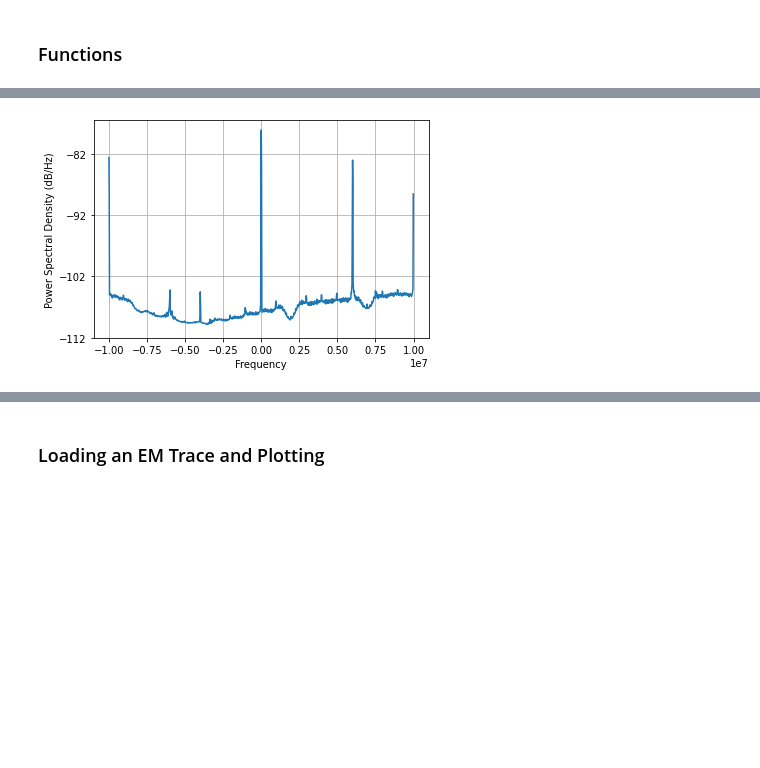
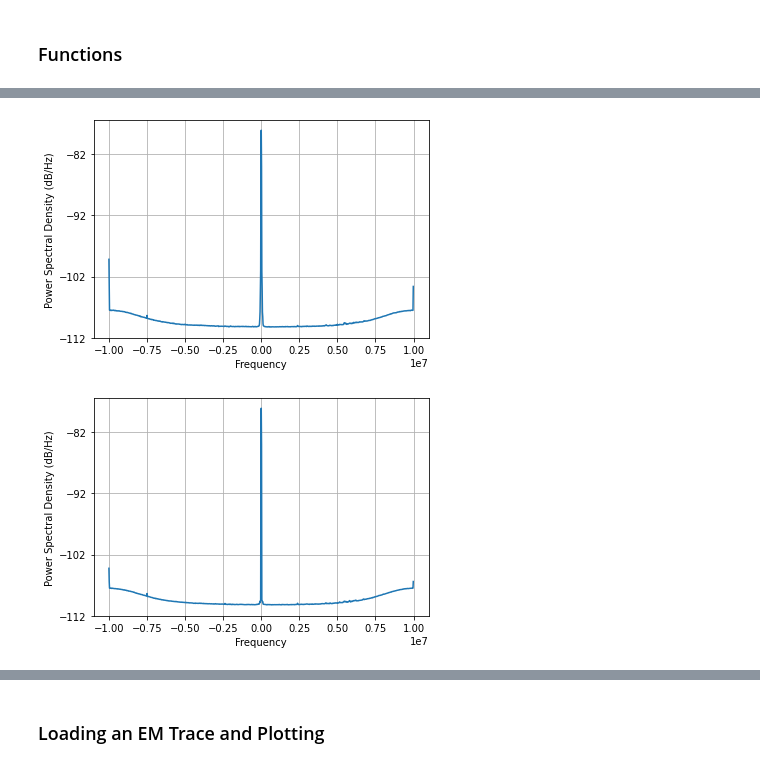
Before and after one commit to asanka-code/EM-SCA-Smartphones, a Jupyter notebook: Plotting-Signals.ipynb, the cells around one changed output, grey strips where cells are left out. Saved outputs shown, nothing was run; the diff lists cells and outputs as text; code cells hidden in the pictures; blank space fills up the shorter version.

```diff
--- a/Plotting-Signals.ipynb
+++ b/Plotting-Signals.ipynb
@@ -84,8 +89,16 @@ del data
 # %%
-data = getData("/home/asanka/Desktop/smartphone-EM-dataset-2020-11-23/galaxy-grand-prime/home-screen.cfile")
+data = getData("/home/asanka/Desktop/smartphone-EM-dataset-2020-11-23/galaxy-grand-prime/phone-app.cfile")
 fig = plt.figure()
 plt.psd(data, NFFT=1024, Fs=20e6)
 plt.show()
 del data
 # %% [output]
-[figure, old version]
+[figure, new version]
+# %%
+data = getData("/home/asanka/Desktop/smartphone-EM-dataset-2020-11-23/galaxy-grand-prime/sms-app.cfile")
+fig = plt.figure()
+plt.psd(data, NFFT=1024, Fs=20e6)
+plt.show()
+del data
+# %% [output]
+[figure, added]
```
Also changed, not shown: parts of 101 cells of this notebook, 5 other files.
